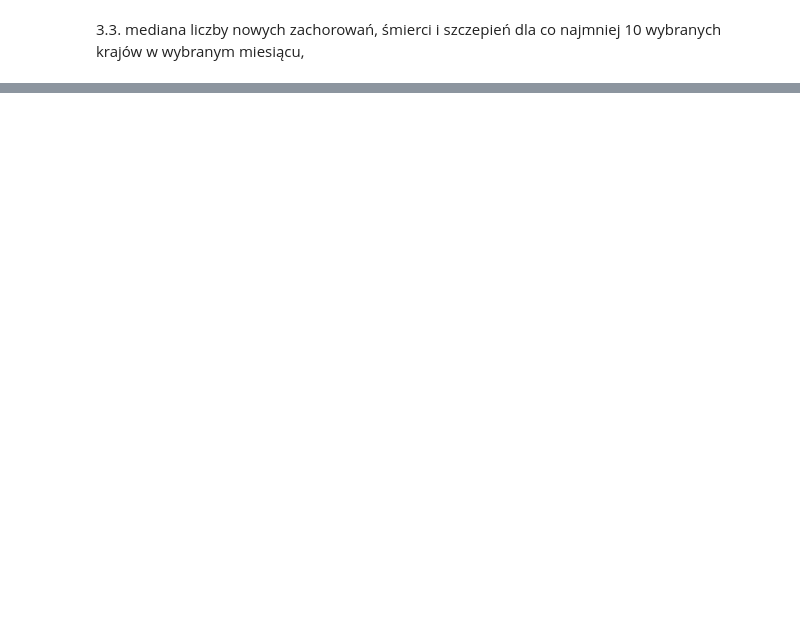
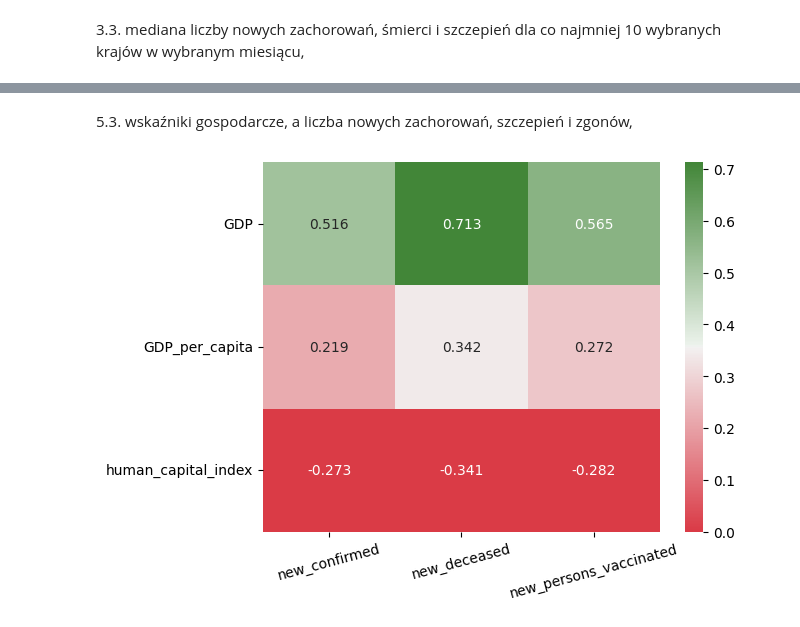
Before and after one commit to qmacdom/BigData, a Jupyter notebook: zad2.ipynb, the cells around one changed output, grey strips where cells are left out. Cells and saved outputs as stored; diff of their text form; code cells hidden in the pictures; blank space fills up the shorter version.

```diff
--- a/zad2.ipynb
+++ b/zad2.ipynb
@@ -206,0 +294,20 @@ plt.show()
+# %% [markdown]
+5.3. wskaźniki gospodarcze, a liczba nowych zachorowań, szczepień i zgonów,
+# %%
+data_for_5_3 = data_for_5[
+    ['GDP', 'GDP_per_capita', 'human_capital_index', 'new_confirmed',
+     'new_deceased', 'new_persons_vaccinated']]
+data_for_5_3_corr = data_for_5_3.corr()
+data_for_5_3_corr = data_for_5_3_corr.iloc[0:3, 3:6]
+axis_corr = sns.heatmap(
+    data_for_5_3_corr,
+    cmap=sns.diverging_palette(10, 125, n=1000),
+    annot=True,
+    vmin=0,
+    fmt=".3f",
+)
+
+plt.xticks(rotation=15)
+plt.show()
+# %% [output]
+[figure, added]
```
Also changed, not shown: parts of 16 cells of this notebook.
